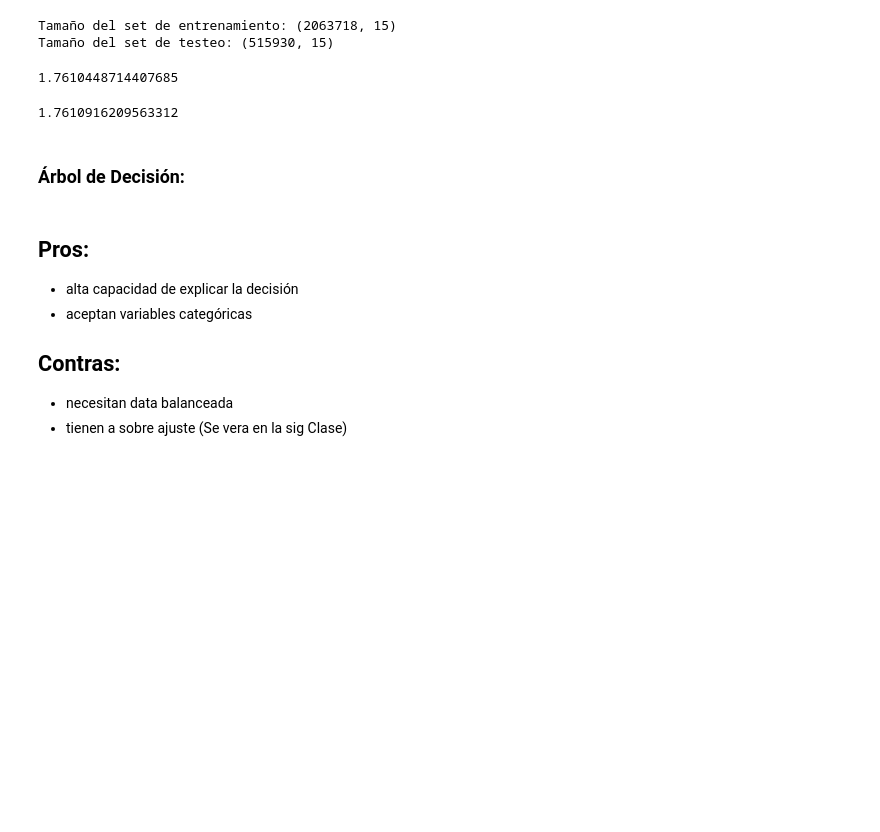
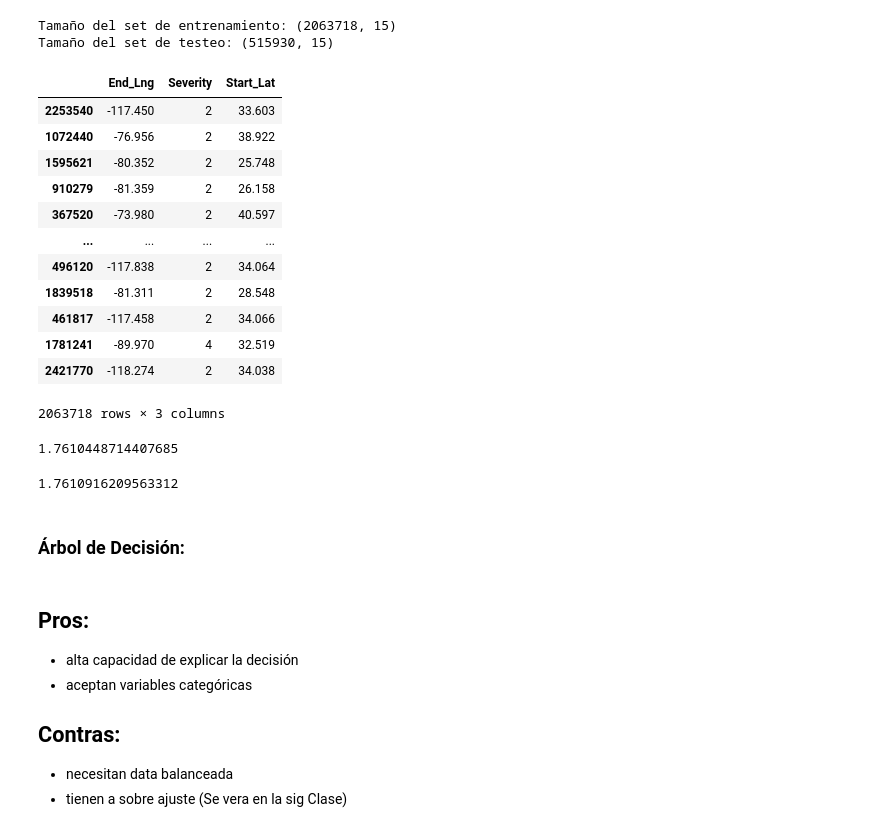
Before and after one commit to EWECORP/DScience_41870, a Jupyter notebook: ProyectoDS_Parte_III_Eduardo_Ettlin.ipynb, the cells around one changed output. Cells and saved outputs as stored; diff of their text form; code cells hidden in the pictures; blank space fills up the shorter version.

```diff
--- a/ProyectoDS_Parte_III_Eduardo_Ettlin.ipynb
+++ b/ProyectoDS_Parte_III_Eduardo_Ettlin.ipynb
@@ -392,6 +473,22 @@ print('Tamaño del set de testeo:', X_test.shape)
 # %% [output]
 Tamaño del set de entrenamiento: (2063718, 15)
 Tamaño del set de testeo: (515930, 15)
+# %%
+X_train
+# %% [output]
+|  | End_Lng | Severity | Start_Lat |
+| 2253540 | -117.450 | 2 | 33.603 |
+| 1072440 | -76.956 | 2 | 38.922 |
+| 1595621 | -80.352 | 2 | 25.748 |
+| 910279 | -81.359 | 2 | 26.158 |
+| 367520 | -73.980 | 2 | 40.597 |
+| ... | ... | ... | ... |
+| 496120 | -117.838 | 2 | 34.064 |
+| 1839518 | -81.311 | 2 | 28.548 |
+| 461817 | -117.458 | 2 | 34.066 |
+| 1781241 | -89.970 | 4 | 32.519 |
+| 2421770 | -118.274 | 2 | 34.038 |
+2063718 rows × 3 columns
 # %%
 # porcentaje de clase True en train
 100*y_train.sum()/len(y_train)
```
Also changed, not shown: parts of 20 cells of this notebook.
